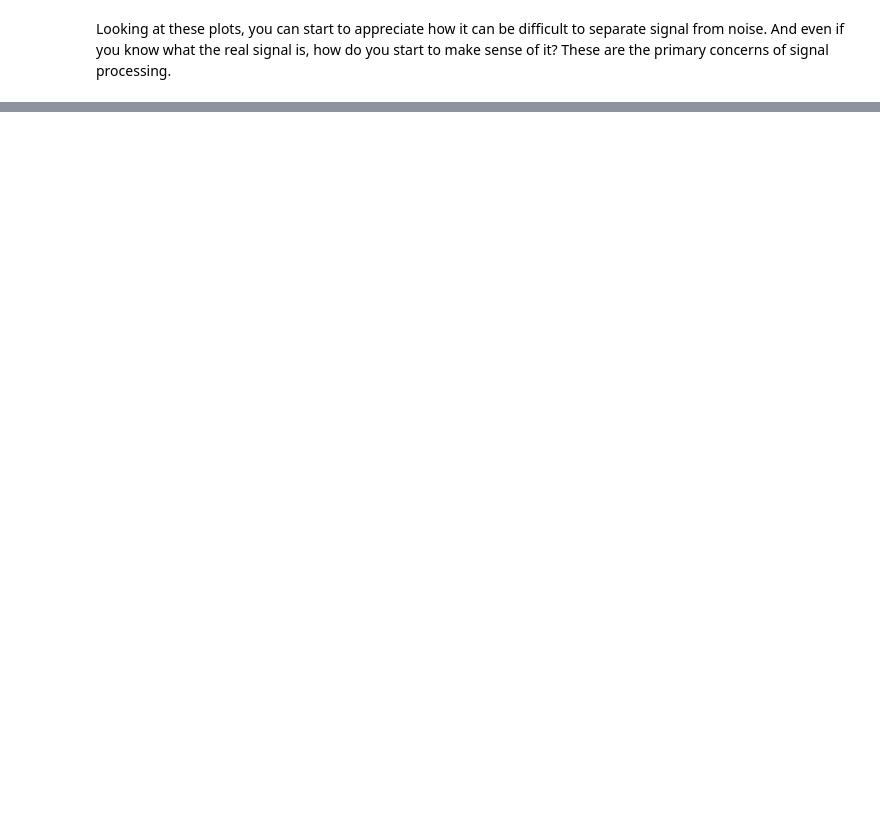
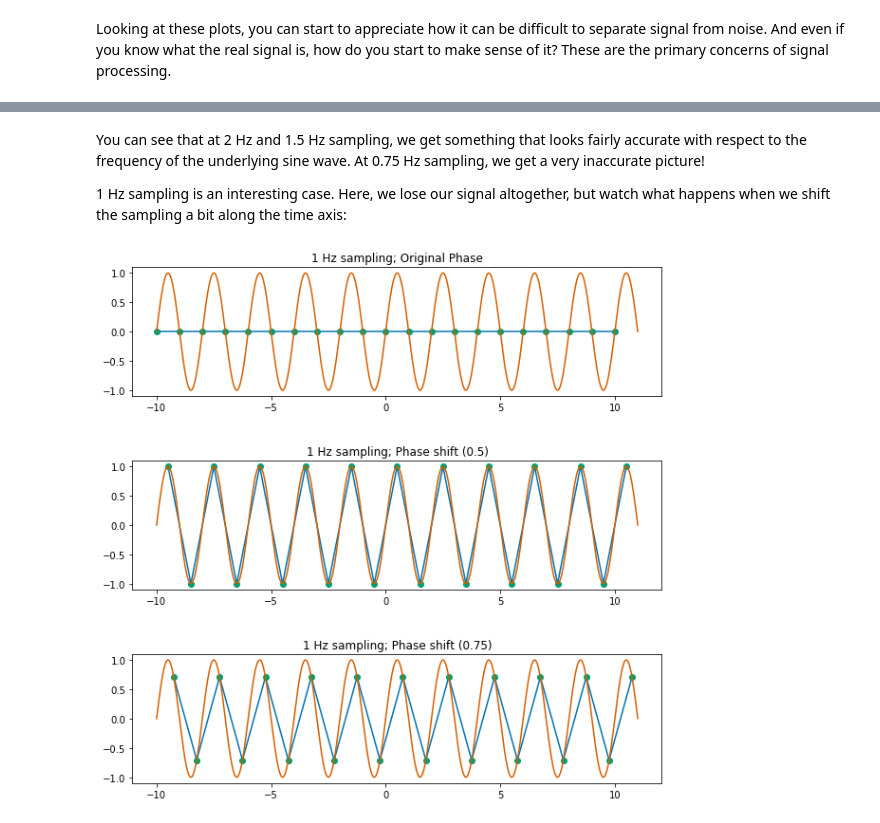
Before and after one commit to TheJacksonLaboratory/images-as-signals, a Jupyter notebook: lessons/1-Sampling_Theorem.ipynb, the cells around one changed output, grey strips where cells are left out. Saved outputs shown, nothing was run; the diff lists cells and outputs as text; code cells hidden in the pictures; blank space fills up the shorter version.

```diff
--- a/lessons/1-Sampling_Theorem.ipynb
+++ b/lessons/1-Sampling_Theorem.ipynb
@@ -157,0 +165,37 @@ for i in range(len(n_samples)):
+# %% [markdown]
+You can see that at 2 Hz and 1.5 Hz sampling, we get something that looks fairly accurate with respect to the frequency of the underlying sine wave. At 0.75 Hz sampling, we get a very inaccurate picture!
+
+1 Hz sampling is an interesting case. Here, we lose our signal altogether, but watch what happens when we shift the sampling a bit along the time axis:
+# %%
+f = 1/2
+n_samples = 21
+
+x = np.linspace(-10, 10, n_samples)
+y = np.sin(x*f*(2*np.pi))
+
+x_shift1 = x + 0.5
+y_shift1 = np.sin(x_shift1*f*(2*np.pi))
+
+x_shift2 = x + 0.75
+y_shift2 = np.sin(x_shift2*f*(2*np.pi))
+
+x_smooth = np.linspace(-10, 11, 1000)
+y_smooth = np.sin(x_smooth*f*(2*np.pi))
+
+fig, ax = plt.subplots(3, figsize=(10,10))
+fig.subplots_adjust(hspace=.5)
+
+ax[0].set_title('1 Hz sampling; Original Phase')
+ax[0].plot(x, y)
+ax[0].plot(x, y, 'o')
+ax[0].plot(x_smooth, y_smooth)
+ax[1].set_title('1 Hz sampling; Phase shift (0.5)')
+ax[1].plot(x_shift1, y_shift1)
+ax[1].plot(x_shift1, y_shift1, 'o')
+ax[1].plot(x_smooth, y_smooth)
+ax[2].set_title('1 Hz sampling; Phase shift (0.75)')
+ax[2].plot(x_shift2, y_shift2)
+ax[2].plot(x_shift2, y_shift2, 'o')
+ax[2].plot(x_smooth, y_smooth);
+# %% [output]
+[figure, added]
```
Also changed, not shown: parts of 17 cells of this notebook.
